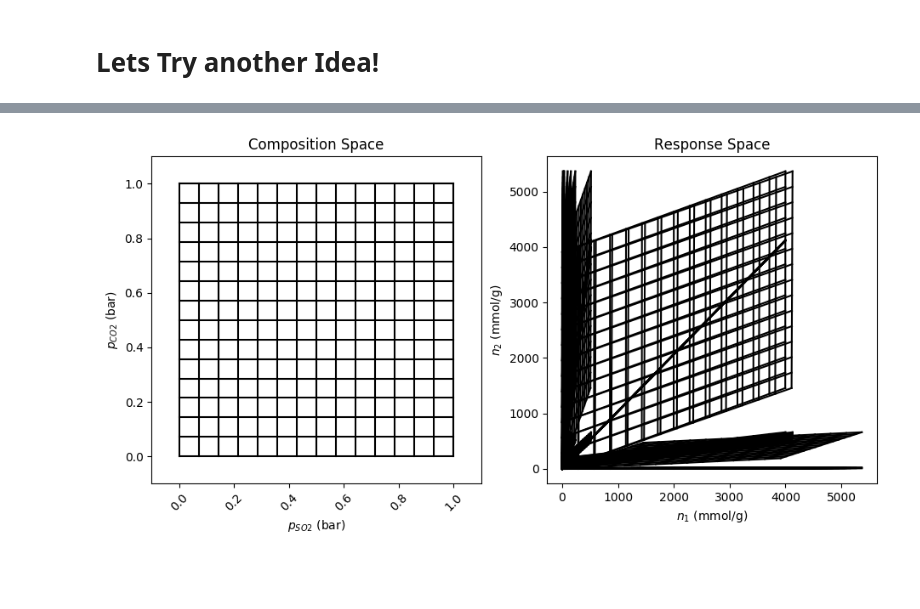
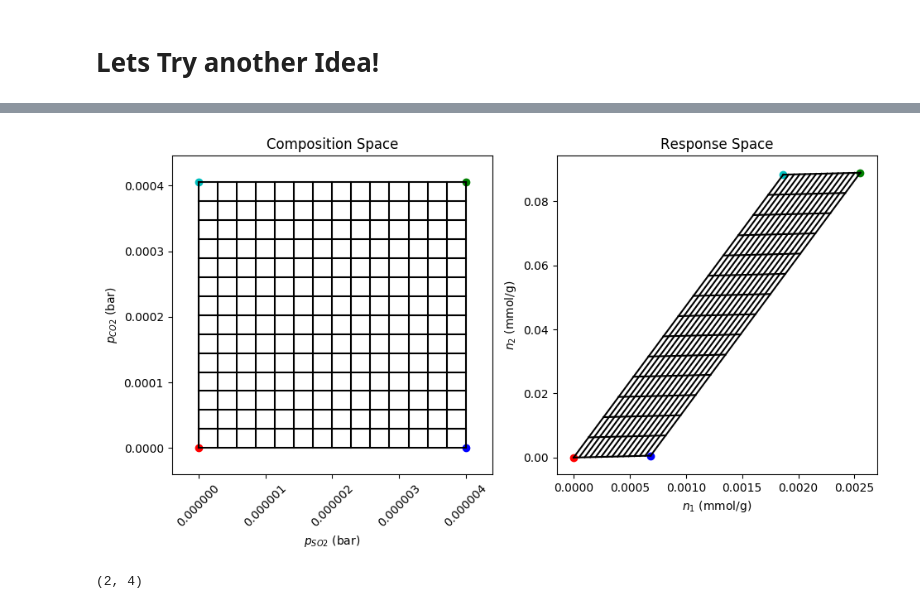
Before and after one commit to SimonEnsemble/sensor_arrays, a Jupyter notebook: src/Sensor_notebook.ipynb, the cells around one changed output, grey strips where cells are left out. Cells and saved outputs as stored; diff of their text form; code cells hidden in the pictures; blank space fills up the shorter version.

```diff
--- a/src/Sensor_notebook.ipynb
+++ b/src/Sensor_notebook.ipynb
@@ -15,7 +15,7 @@ false
 # %%
 #Read in MOFs
 
-_df_henry = CSV.read("../data/Expt_Henry_Coeffs_v2.csv")
+_df_henry = CSV.read("../data/Expt_Henry_Coeffs_v3.csv")
 for (i, xtal) in enumerate(_df_henry[:crystal])
     # Check replace() out for string replacement
     _df_henry[i, :crystal] = split(split(_df_henry[i, :crystal], ".cif")[1], "_")[1]
@@ -407,32 +396,0 @@ PyObject Text(954.281,0.5,'$ \\sigma_2 $')
-# %%
-H = make_h_matrix(3,4,"CO2", "SO2")
-figure(figsize=(11, 5))
-subplot(121, aspect="equal")
-θ = range(0, stop=2*π, length=500)[1:end-1]
-p = transpose(hcat(cos.(θ), sin.(θ))) # set pt change
-for i = 1:length(θ)-1
-    plot(p[1, i:i+1], p[2, i:i+1], lw=2, c="k")
-end
-xlim([-1.1, 1.1])
-ylim([-1.1, 1.1])
-axis("equal")
-
-ax = subplot(122)
-axis("equal")
-S = perform_svd("CO2", "SO2")
-biggest_σ₂ = maximum(S[:, :, 2])
-
-cnorm = PyPlot.matplotlib[:colors][:Normalize](vmin=0.0, vmax=biggest_σ₂)
-
-m = plt[:cm][:ScalarMappable](norm=cnorm, cmap=plt[:cm][:rainbow])
-m[:set_array]([]) # trick
-
-θ_response = collect(range(0, stop=2*π, length=250))#[1:end - 1]
-θ_response[1] = deepcopy(θ_response[end])
-p_response = transpose(hcat(cos.(θ_response), sin.(θ_response))) # set pt change
-n = H * p_response # required input
-#for i = 1:length(θ_response) - 1
-#    plot(n[1, i:i+1], n[2, i:i+1], alpha=0.75, lw=3, c="#" * string(hex(cols[k])))#, label = label)
-#end
-plot(n[1,:], n[2, :])
-S[3,4,:]
@@ -664,4 +500,5 @@ plot_rectangle3 (generic function with 3 methods)
 # %%
-plot_rectangle3("SO2", "CO2", 1.0, 1.0)
+plot_rectangle3("SO2", "CO2", 4.0/1e6, 405.0/1e6, [2,14])
 # %% [output]
-[figure, old version]
+[figure, new version]
+(2, 4)
```
Also changed, not shown: parts of 13 cells of this notebook, 1 other file.
